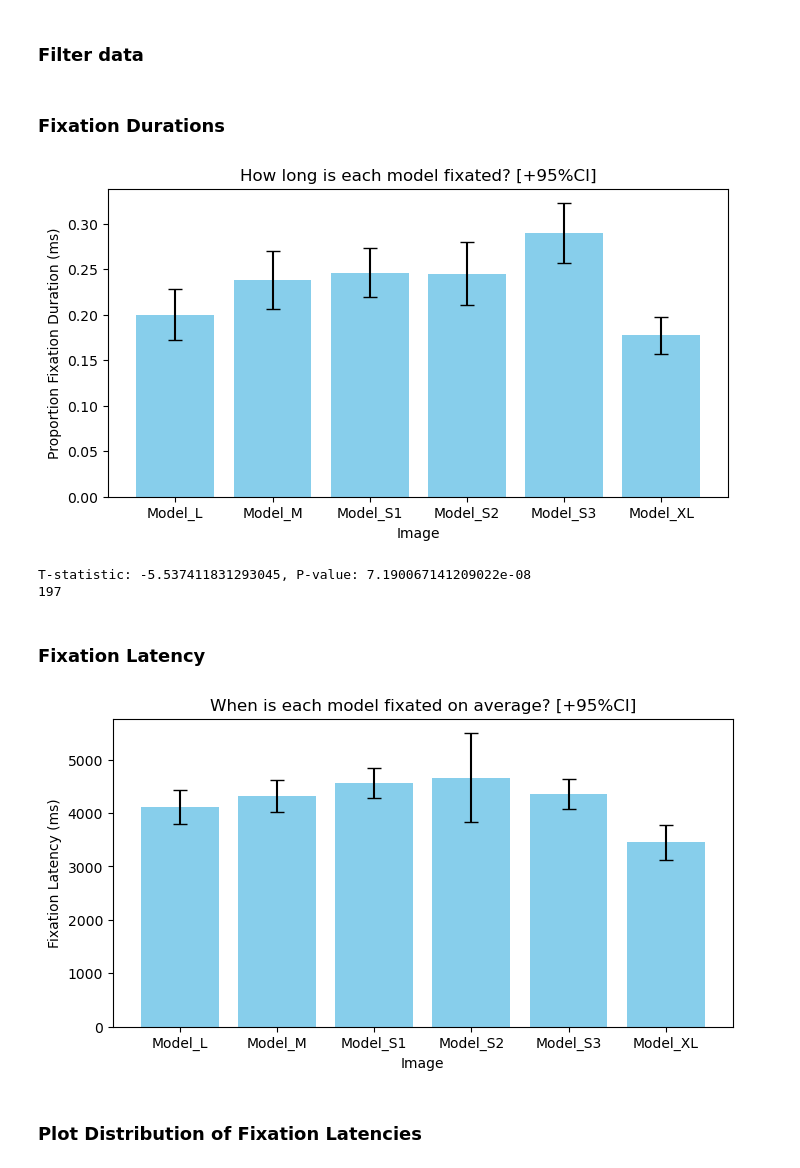
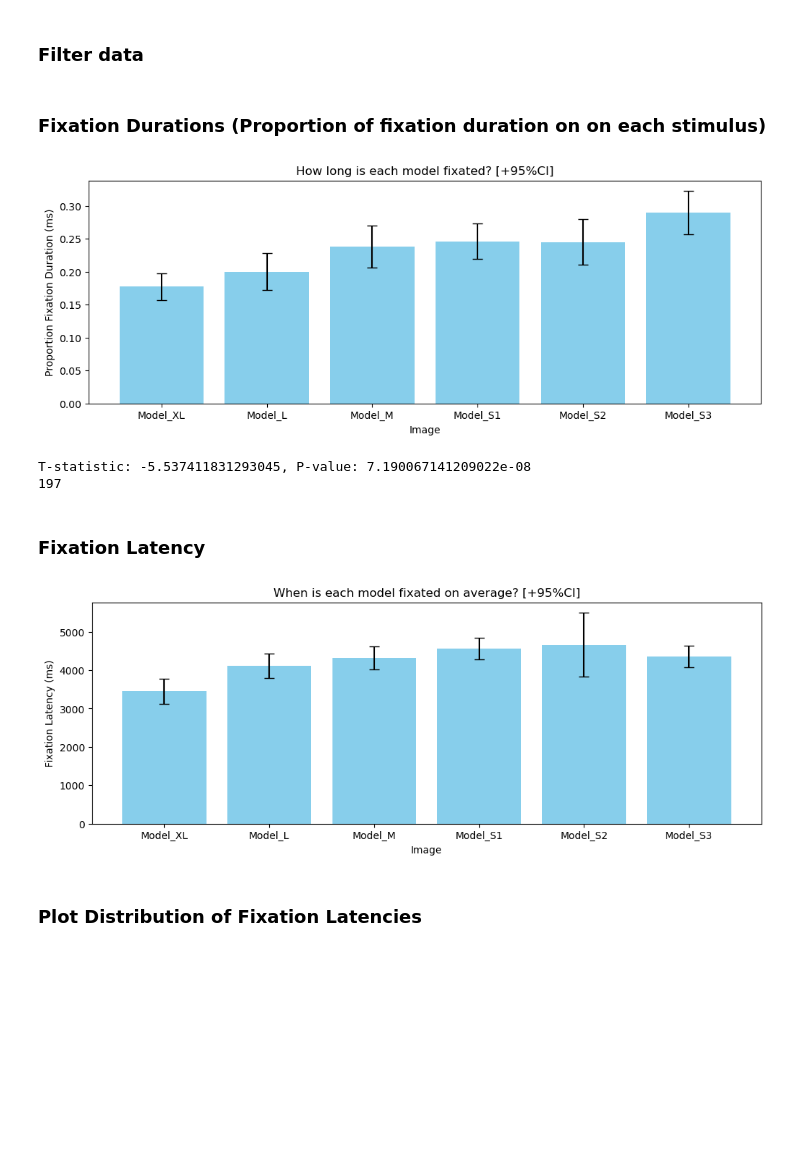
Before and after one commit to artembelopolsky/DeepEye_analyze, a Jupyter notebook: deepeye_analyze_VBLDress1_stats.ipynb, the cells around one changed output. Drawn from its saved outputs; the diff is of its cells as text; code cells hidden in the pictures; blank space fills up the shorter version.

Commit message:
major update, sorted categories, plotted fixCountProp

```diff
--- a/deepeye_analyze_VBLDress1_stats.ipynb
+++ b/deepeye_analyze_VBLDress1_stats.ipynb
@@ -24,8 +24,8 @@ import seaborn as sns
 
 
 # Read the dataset
-path_to_dataset = 'C:/Users/artem/Dropbox/DeepEye_Pilots/VBL_Exp1/data/approved/analysis/allSubjects_VBLExp1.csv'
-# path_to_dataset = 'D:/Dropbox/DeepEye_Pilots/VBL_Exp1/data/approved/analysis/allSubjects_VBLExp1.csv'
+# path_to_dataset = 'C:/Users/artem/Dropbox/DeepEye_Pilots/VBL_Exp1/data/approved/analysis/allSubjects_VBLExp1.csv'
+path_to_dataset = 'D:/Dropbox/DeepEye_Pilots/VBL_Exp1/data/approved/analysis/allSubjects_VBLExp1.csv'
 df = pd.read_csv(path_to_dataset)
 # %% [markdown]
 ### Filter data
@@ -39,7 +39,7 @@ df['AOI_stim_adj'] = df['AOI_stim'].apply(lambda x: '_'.join(x.split('_')[:2]) i
 # Select only Dresses
 df = df[df.AOI_stim_adj.str.contains('Model')]
 # %% [markdown]
-### Fixation Durations
+### Fixation Durations (Proportion of fixation duration on on each stimulus)
 # %%
 # group data
 fixDur = df.groupby(['pp_id', 'AOI_stim_adj']).FixDur.sum()
@@ -58,35 +58,42 @@ stats = fixDur_df.groupby('AOI_stim_adj').agg(
 categories = stats.index.tolist()
 means = stats['mean'].tolist()
 errors = stats['ci_95'].tolist()
 
+# Custom order
+order = {'Model_XL': 0, 'Model_L': 1, 'Model_M': 2, 'Model_S1': 3, 'Model_S2': 4, 'Model_S3': 5}
+
+# Sort according to custom order
+sorted_categories = sorted(zip(categories, means, errors), key=lambda x: order[x[0]])
+categories, means, errors = zip(*sorted_categories)
+
 # Creating the bar graph with error bars
-plt.figure(figsize=(8, 4))
+plt.figure(figsize=(12, 4))
 plt.bar(categories, means, color='skyblue', yerr=errors, capsize=5)
 # plt.ylim([800, 1800])
 
 # Adding titles and labels
 plt.title('How long is each model fixated? [+95%CI]')
 plt.xlabel('Image')
 plt.ylabel('Proportion Fixation Duration (ms)')
 
 # Show the plot
 plt.show()
 
 
 # Some stats
 modelL = fixDur_df[fixDur_df.AOI_stim_adj == 'Model_L'].FixDurProp
 modelS1 = fixDur_df[fixDur_df.AOI_stim_adj == 'Model_S1'].FixDurProp
 modelS2 = fixDur_df[fixDur_df.AOI_stim_adj == 'Model_S2'].FixDurProp
 modelS3 = fixDur_df[fixDur_df.AOI_stim_adj == 'Model_S3'].FixDurProp
 modelXL = fixDur_df[fixDur_df.AOI_stim_adj == 'Model_XL'].FixDurProp
 modelM = fixDur_df[fixDur_df.AOI_stim_adj == 'Model_M'].FixDurProp
 
 t_stat, p_value = ttest_ind(modelXL, modelS3)
 print(f"T-statistic: {t_stat}, P-value: {p_value}")
 
 print(fixDur_df.pp_id.unique().size)
 # %% [output]
-[figure, old version]
+[figure, new version]
 T-statistic: -5.537411831293045, P-value: 7.190067141209022e-08
 197
 # %% [markdown]
@@ -107,8 +114,15 @@ categories = stats.index.tolist()
 means = stats['mean'].tolist()
 errors = stats['ci_95'].tolist()
 
+# Custom order
+order = {'Model_XL': 0, 'Model_L': 1, 'Model_M': 2, 'Model_S1': 3, 'Model_S2': 4, 'Model_S3': 5}
+
+# Sort according to custom order
+sorted_categories = sorted(zip(categories, means, errors), key=lambda x: order[x[0]])
+categories, means, errors = zip(*sorted_categories)
+
 # Creating the bar graph with error bars
-plt.figure(figsize=(8, 4))
+plt.figure(figsize=(12, 4))
 plt.bar(categories, means, color='skyblue', yerr=errors, capsize=5)
 
 # Adding titles and labels
@@ -119,7 +133,7 @@ plt.ylabel('Fixation Latency (ms)')
 # Show the plot
 plt.show()
 # %% [output]
-[figure, old version]
+[figure, new version]
 # %% [markdown]
 ### Plot Distribution of Fixation Latencies
 # %%
```
Also changed, not shown: parts of 3 cells of this notebook.
